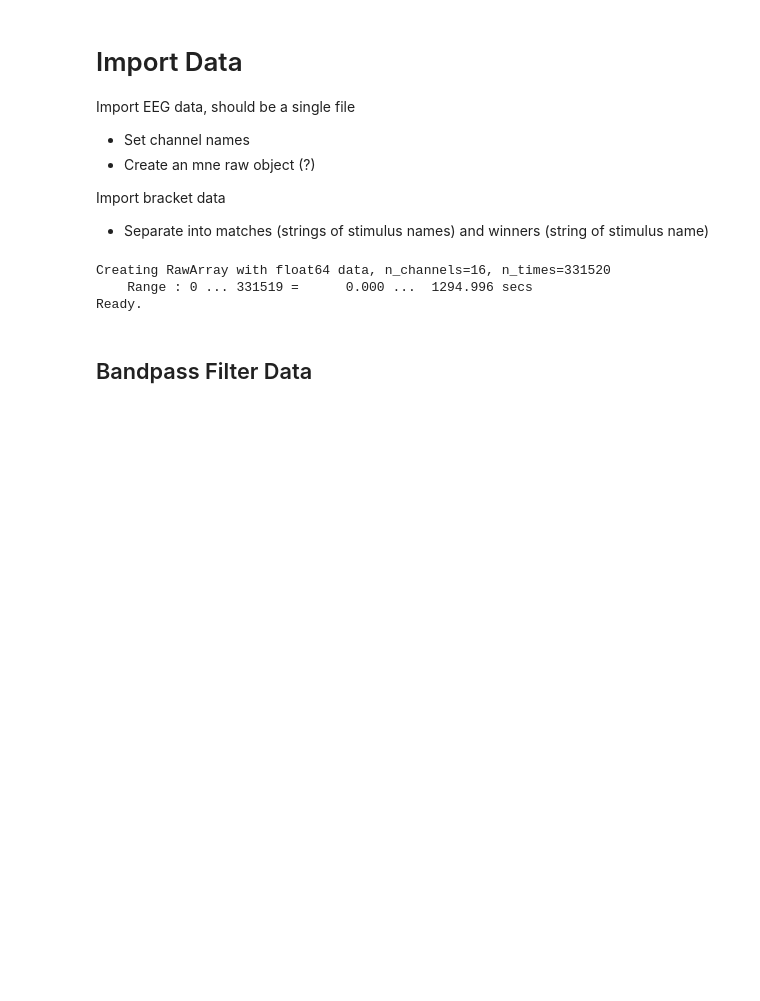
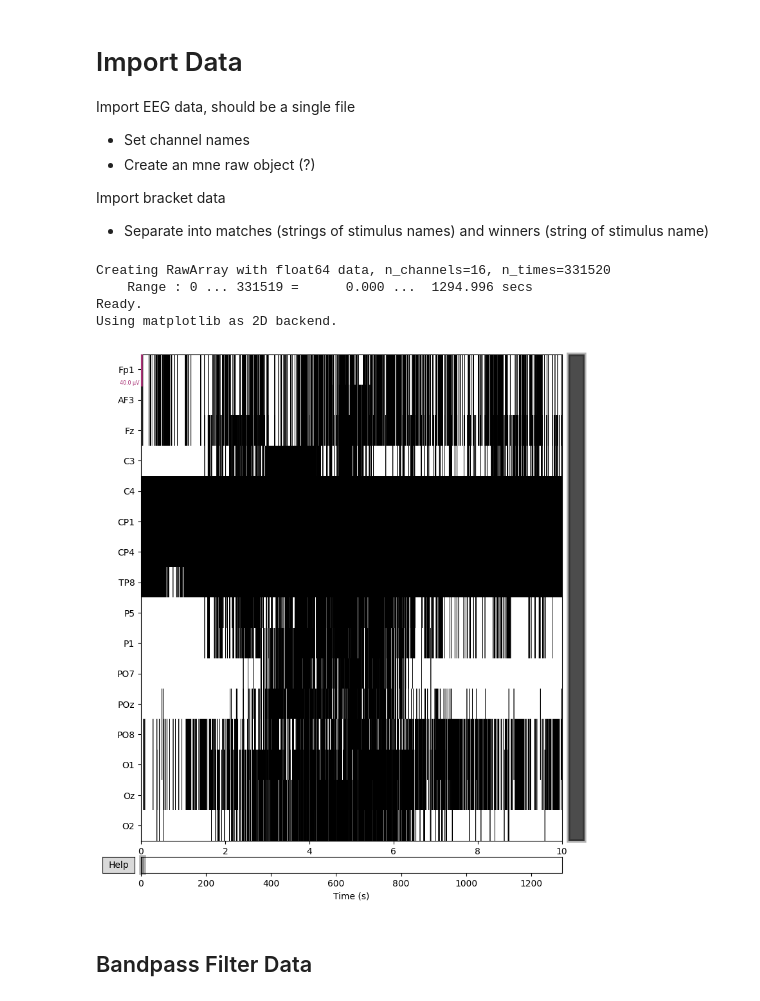
Before and after one commit to kirtonBCIlab/ES_Masters, a Jupyter notebook: Masters-Processing/example_framework.ipynb, the cells around one changed output. Cells and saved outputs as stored; diff of their text form; code cells hidden in the pictures; blank space fills up the shorter version.

```diff
--- a/Masters-Processing/example_framework.ipynb
+++ b/Masters-Processing/example_framework.ipynb
@@ -57,26 +58,37 @@ Import bracket data
 # %%
 # import bracket data
 bracket_data = pd.read_csv(r'Data/Masters_testing/P001-S001.csv')
 matches = list(bracket_data[['Item 1', 'Item 2']].itertuples(index=False, name=None))
 winners = bracket_data['Winner'].tolist()
 
 # import EEG data
 file_name = "Masters_testing/sub-P001_ses-S001_task-T1_run-001_eeg.xdf"
 ch_names = ["Fp1", "Af3", "Fz", "C3", "C4", "Cp1", "Cp4", "Tp8", "P5", "P1", "PO7", "POz", "PO8", "O1", "Oz", "O2"]
+
+
 # Import data
 [eeg_ts, eeg_data, eeg_fs] = import_data.read_xdf(f"Data\\{file_name}", picks=ch_names)
 
 # Create MNE array
 info = mne.create_info(ch_names, eeg_fs, ch_types = 'eeg')  # Create info properties
 
 mne_raw = mne.io.RawArray(eeg_data, info = info)            # Create MNE raw array
-#mne_raw.set_montage('standard_1020')
 
-#mne_raw.plot(title="RAW data")
+# Fix mis-named channels
+fixed_channels = {"Af3": "AF3", "Cp1": "CP1", "Cp4": "CP4", "Tp8": "TP8"}
+mne_raw.rename_channels(fixed_channels)
+updated_ch_names =  ["Fp1", "AF3", "Fz", "C3", "C4", "CP1", "CP4", "TP8", "P5", "P1", "PO7", "POz", "PO8", "O1", "Oz", "O2"]
+
+# Set standard channel montage
+mne_raw.set_montage('standard_1020')
+
+mne_raw.plot(title="RAW data")
 # %% [output]
 Creating RawArray with float64 data, n_channels=16, n_times=331520
     Range : 0 ... 331519 =      0.000 ...  1294.996 secs
 Ready.
+Using matplotlib as 2D backend.
+[figure, added]
 # %% [markdown]
 ## Bandpass Filter Data
 # %%
```
Also changed, not shown: parts of 3 cells of this notebook.
